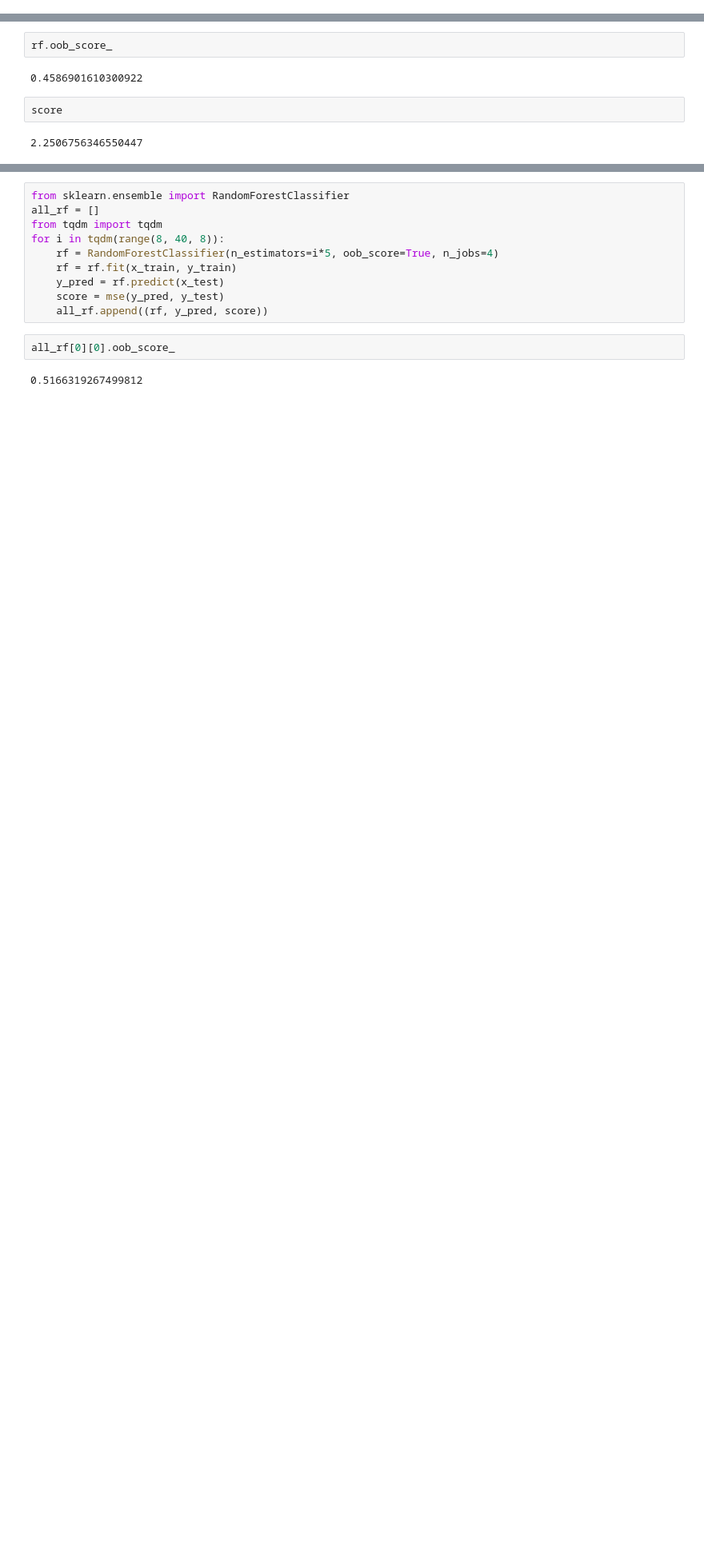
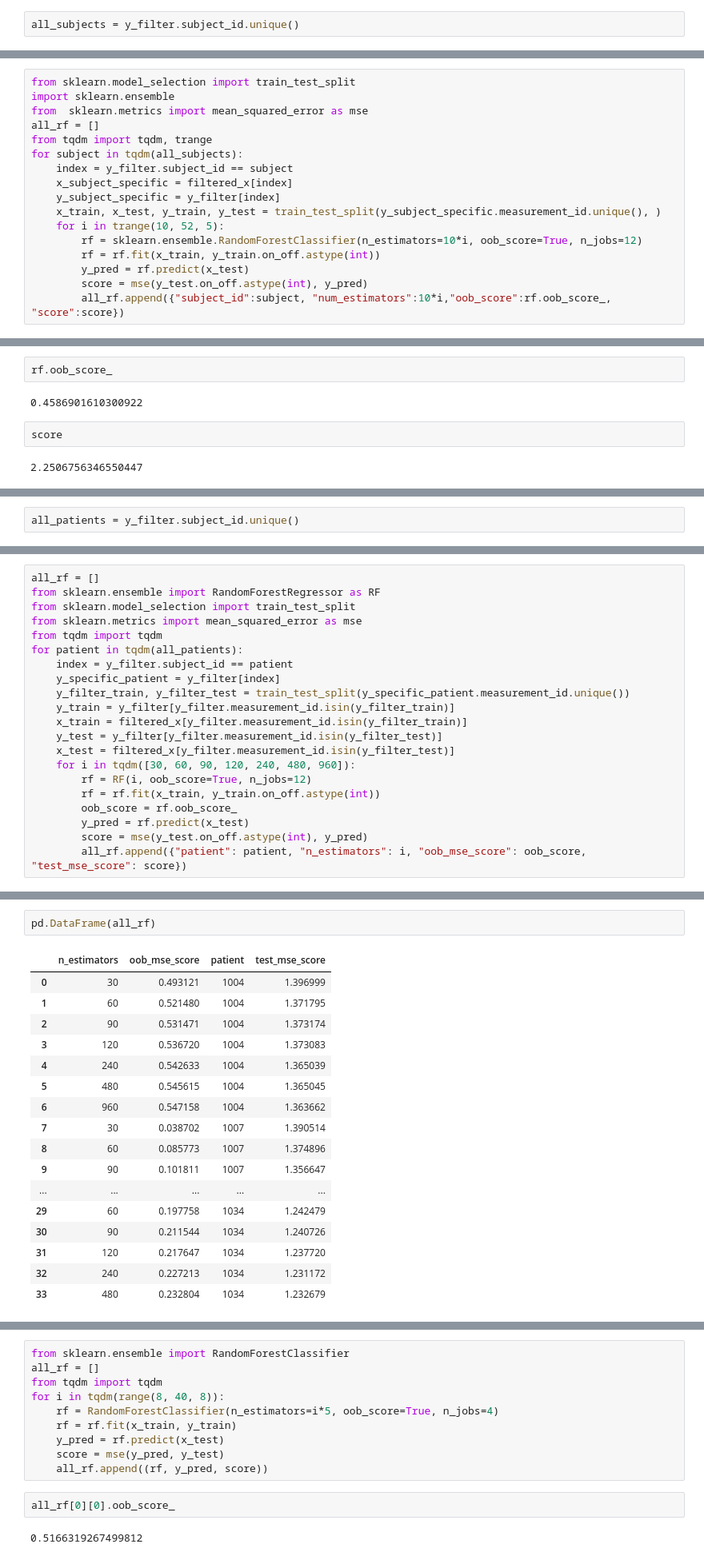
Before and after one commit to huangy6/beat_pd, a Jupyter notebook: EDA.ipynb, the cells around one changed output, grey strips where cells are left out. Shown at 80% size. Cells and saved outputs as stored; diff of their text form; blank space fills up the shorter version.

```diff
--- a/EDA.ipynb
+++ b/EDA.ipynb
@@ -472,0 +482,2 @@ sns.scatterplot(y_test, y_pred, x_jitter=0.3, y_jitter=0.3)
+# %%
+all_subjects = y_filter.subject_id.unique()
@@ -472,0 +498,17 @@ sns.scatterplot(y_test, y_pred, x_jitter=0.3, y_jitter=0.3)
+# %%
+from sklearn.model_selection import train_test_split
+import sklearn.ensemble
+from  sklearn.metrics import mean_squared_error as mse
+all_rf = []
+from tqdm import tqdm, trange
+for subject in tqdm(all_subjects):
+    index = y_filter.subject_id == subject
+    x_subject_specific = filtered_x[index]
+    y_subject_specific = y_filter[index]
+    x_train, x_test, y_train, y_test = train_test_split(y_subject_specific.measurement_id.unique(), )
+    for i in trange(10, 52, 5):
+        rf = sklearn.ensemble.RandomForestClassifier(n_estimators=10*i, oob_score=True, n_jobs=12)
+        rf = rf.fit(x_train, y_train.on_off.astype(int))
+        y_pred = rf.predict(x_test)
+        score = mse(y_test.on_off.astype(int), y_pred)
+        all_rf.append({"subject_id":subject, "num_estimators":10*i,"oob_score":rf.oob_score_, "score":score})
@@ -672,0 +764,2 @@ score
+# %%
+all_patients = y_filter.subject_id.unique()
@@ -672,0 +770,21 @@ score
+# %%
+all_rf = []
+from sklearn.ensemble import RandomForestRegressor as RF
+from sklearn.model_selection import train_test_split
+from sklearn.metrics import mean_squared_error as mse
+from tqdm import tqdm
+for patient in tqdm(all_patients):
+    index = y_filter.subject_id == patient
+    y_specific_patient = y_filter[index]
+    y_filter_train, y_filter_test = train_test_split(y_specific_patient.measurement_id.unique())
+    y_train = y_filter[y_filter.measurement_id.isin(y_filter_train)]
+    x_train = filtered_x[y_filter.measurement_id.isin(y_filter_train)]
+    y_test = y_filter[y_filter.measurement_id.isin(y_filter_test)]
+    x_test = filtered_x[y_filter.measurement_id.isin(y_filter_test)]
+    for i in tqdm([30, 60, 90, 120, 240, 480, 960]):
+        rf = RF(i, oob_score=True, n_jobs=12)
+        rf = rf.fit(x_train, y_train.on_off.astype(int))
+        oob_score = rf.oob_score_
+        y_pred = rf.predict(x_test)
+        score = mse(y_test.on_off.astype(int), y_pred)
+        all_rf.append({"patient": patient, "n_estimators": i, "oob_mse_score": oob_score, "test_mse_score": score})
@@ -672,0 +793,20 @@ score
+# %%
+pd.DataFrame(all_rf)
+# %% [output]
+|  | n_estimators | oob_mse_score | patient | test_mse_score |
+| 0 | 30 | 0.493121 | 1004 | 1.396999 |
+| 1 | 60 | 0.521480 | 1004 | 1.371795 |
+| 2 | 90 | 0.531471 | 1004 | 1.373174 |
+| 3 | 120 | 0.536720 | 1004 | 1.373083 |
+| 4 | 240 | 0.542633 | 1004 | 1.365039 |
+| 5 | 480 | 0.545615 | 1004 | 1.365045 |
+| 6 | 960 | 0.547158 | 1004 | 1.363662 |
+| 7 | 30 | 0.038702 | 1007 | 1.390514 |
+| 8 | 60 | 0.085773 | 1007 | 1.374896 |
+| 9 | 90 | 0.101811 | 1007 | 1.356647 |
+| ... | ... | ... | ... | ... |
+| 29 | 60 | 0.197758 | 1034 | 1.242479 |
+| 30 | 90 | 0.211544 | 1034 | 1.240726 |
+| 31 | 120 | 0.217647 | 1034 | 1.237720 |
+| 32 | 240 | 0.227213 | 1034 | 1.231172 |
+| 33 | 480 | 0.232804 | 1034 | 1.232679 |
```
Also changed, not shown: parts of 22 cells of this notebook, 3 other files.
